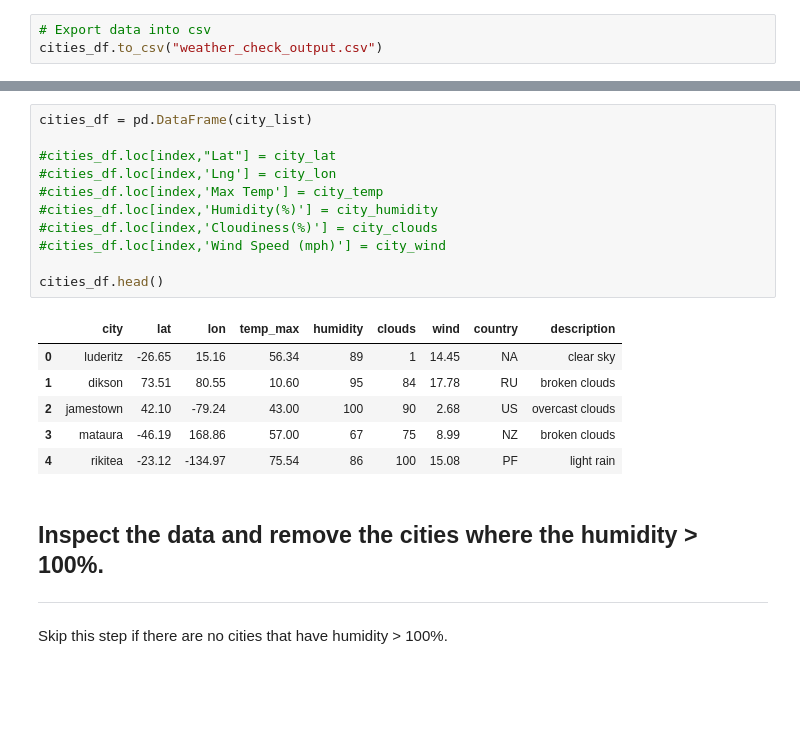
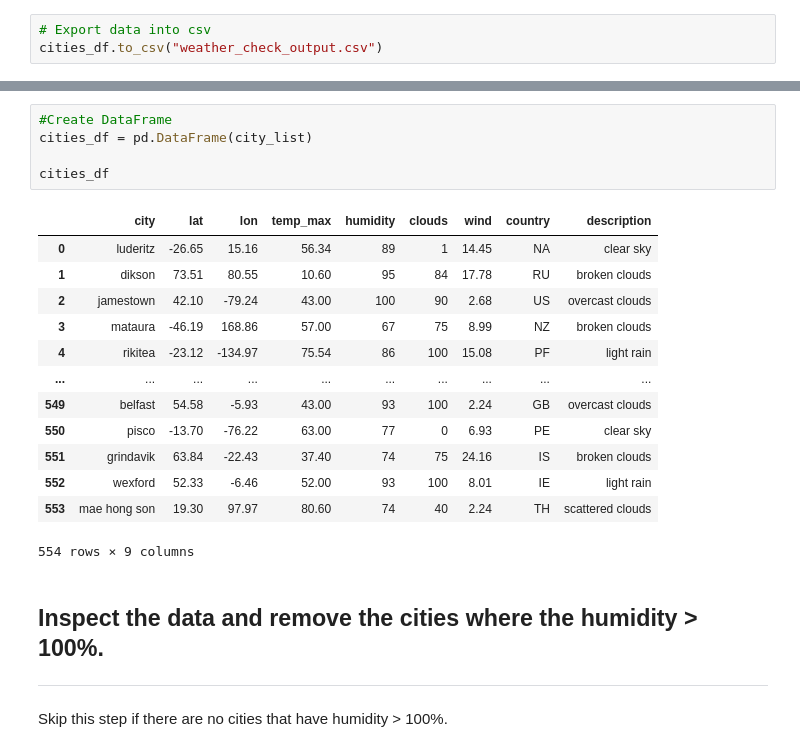
Before and after one commit to justinlpottsco/python-api-challenge, a Jupyter notebook: WeatherPy/WeatherPy.ipynb, the cells around one changed output, grey strips where cells are left out. Saved outputs shown, nothing was run; the diff lists cells and outputs as text; blank space fills up the shorter version.

```diff
--- a/WeatherPy/WeatherPy.ipynb
+++ b/WeatherPy/WeatherPy.ipynb
@@ -152,21 +134,22 @@ cities_df.to_csv("weather_check_output.csv")
-# %%
-cities_df = pd.DataFrame(city_list)
-
-#cities_df.loc[index,"Lat"] = city_lat
-#cities_df.loc[index,'Lng'] = city_lon
-#cities_df.loc[index,'Max Temp'] = city_temp
-#cities_df.loc[index,'Humidity(%)'] = city_humidity
-#cities_df.loc[index,'Cloudiness(%)'] = city_clouds
-#cities_df.loc[index,'Wind Speed (mph)'] = city_wind
-
-cities_df.head()
-# %% [output]
-|  | city | lat | lon | temp_max | humidity | clouds | wind | country | description |
-| 0 | luderitz | -26.65 | 15.16 | 56.34 | 89 | 1 | 14.45 | NA | clear sky |
-| 1 | dikson | 73.51 | 80.55 | 10.60 | 95 | 84 | 17.78 | RU | broken clouds |
-| 2 | jamestown | 42.10 | -79.24 | 43.00 | 100 | 90 | 2.68 | US | overcast clouds |
-| 3 | mataura | -46.19 | 168.86 | 57.00 | 67 | 75 | 8.99 | NZ | broken clouds |
-| 4 | rikitea | -23.12 | -134.97 | 75.54 | 86 | 100 | 15.08 | PF | light rain |
+# %%
+#Create DataFrame
+cities_df = pd.DataFrame(city_list)
+
+cities_df
+# %% [output]
+|  | city | lat | lon | temp_max | humidity | clouds | wind | country | description |
+| 0 | luderitz | -26.65 | 15.16 | 56.34 | 89 | 1 | 14.45 | NA | clear sky |
+| 1 | dikson | 73.51 | 80.55 | 10.60 | 95 | 84 | 17.78 | RU | broken clouds |
+| 2 | jamestown | 42.10 | -79.24 | 43.00 | 100 | 90 | 2.68 | US | overcast clouds |
+| 3 | mataura | -46.19 | 168.86 | 57.00 | 67 | 75 | 8.99 | NZ | broken clouds |
+| 4 | rikitea | -23.12 | -134.97 | 75.54 | 86 | 100 | 15.08 | PF | light rain |
+| ... | ... | ... | ... | ... | ... | ... | ... | ... | ... |
+| 549 | belfast | 54.58 | -5.93 | 43.00 | 93 | 100 | 2.24 | GB | overcast clouds |
+| 550 | pisco | -13.70 | -76.22 | 63.00 | 77 | 0 | 6.93 | PE | clear sky |
+| 551 | grindavik | 63.84 | -22.43 | 37.40 | 74 | 75 | 24.16 | IS | broken clouds |
+| 552 | wexford | 52.33 | -6.46 | 52.00 | 93 | 100 | 8.01 | IE | light rain |
+| 553 | mae hong son | 19.30 | 97.97 | 80.60 | 74 | 40 | 2.24 | TH | scattered clouds |
+554 rows × 9 columns
 # %% [markdown]
 ## Inspect the data and remove the cities where the humidity > 100%.
 ----
```
Also changed, not shown: parts of 14 cells of this notebook, 13 other files.
